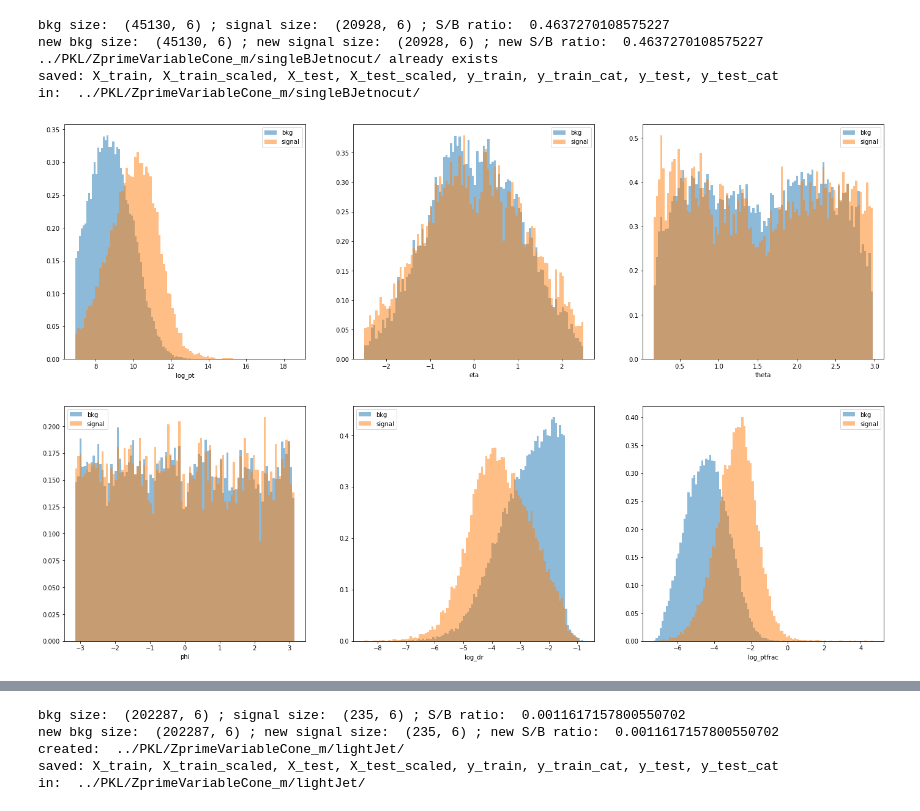
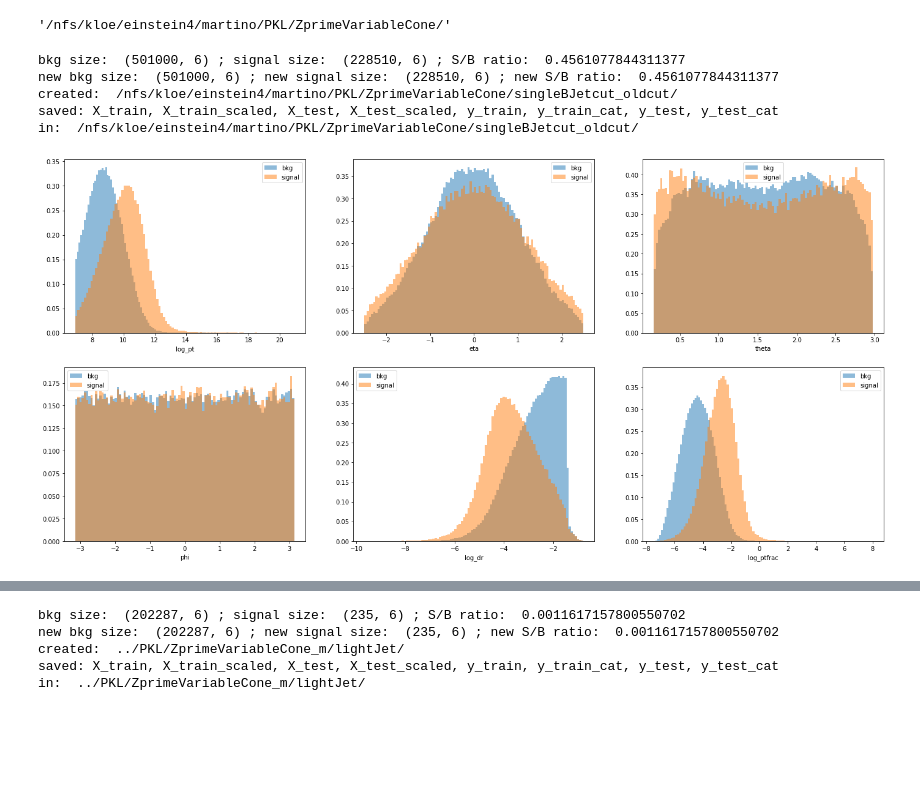
Before and after one commit to martinosal/TA_trainer, a Jupyter notebook: steering_macro.ipynb, the cells around one changed output, grey strips where cells are left out. Saved outputs shown, nothing was run; the diff lists cells and outputs as text; code cells hidden in the pictures; blank space fills up the shorter version.

```diff
--- a/steering_macro.ipynb
+++ b/steering_macro.ipynb
@@ -25 +22,6 @@ path='../PKL/Zprime'+mode
+# %%
+Dir='/nfs/kloe/einstein4/martino/'
+mode='VariableCone'
+path=Dir+'PKL/Zprime'+mode+'/'
+#dumper_path=path
 # %%
@@ -132,10 +77,28 @@ def preprocess_DF(data, cut_str):
     data_cp.drop('trk_d0',axis=1,inplace=True)
     data_cp.drop('isfromtau',axis=1,inplace=True)
     data_cp.drop('incl_origin',axis=1,inplace=True)
-    data_cp.drop('excl_origin',axis=1,inplace=True)
+#    data_cp.drop('excl_origin',axis=1,inplace=True)
     data_cp.drop('trk_z0SinTheta',axis=1,inplace=True)
 
     return data_cp
+
+
+
+def old_sig_bkg_selector(data):
+    signal=data.query('excl_origin==13 or excl_origin==103 or excl_origin==113 or excl_origin==15 or excl_origin==105 or excl_origin==115' )#tracks from BD
+    bkg=data.query('excl_origin==0 or excl_origin==2 or excl_origin==4 or excl_origin==6')#other tracks
+
+#    drop_list=['isfromBD']
+    signal=signal.drop('isfromBD', 1)
+    signal=signal.drop('excl_origin',1)
+    bkg=bkg.drop('isfromBD', 1)
+    bkg=bkg.drop('excl_origin',1)
+    #columns_list=signal.columns
+
+
+    print('bkg size: ',bkg.shape, '; signal size: ',signal.shape, '; S/B ratio: ',signal.shape[0]/bkg.shape[0])
+    return signal,bkg
+
 
 def sig_bkg_selector(data):
     signal=data.query('isfromBD==1')#tracks from BD
@@ -143,7 +106,9 @@ def sig_bkg_selector(data):
 
 #    drop_list=['isfromBD']
     signal=signal.drop('isfromBD', 1)
+    signal=signal.drop('excl_origin',1)
     bkg=bkg.drop('isfromBD', 1)
+    bkg=bkg.drop('excl_origin',1)
     #columns_list=signal.columns
 
     print('bkg size: ',bkg.shape, '; signal size: ',signal.shape, '; S/B ratio: ',signal.shape[0]/bkg.shape[0])
@@ -151,7 +116,7 @@ def sig_bkg_selector(data):
 
 def plot_sig_bkg(X,y,columns_list,density_f,mode,path):
     fig=plt.figure(figsize=(24,24))
-    gs = gridspec.GridSpec(nrows=3, ncols=3, width_ratios=[1,1,1],figure=fig)
+    gs = gridspec.GridSpec(nrows=4, ncols=3, width_ratios=[1,1,1],figure=fig)
 #    fig.suptitle('No cut')
 
     for i in range(0,len(columns_list)):
@@ -169,8 +134,8 @@ def plot_sig_bkg(X,y,columns_list,density_f,mode,path):
 def dataset_split(X,y,test_frac,path):
 #    test_frac=0.2
 
-    scaler_1 = RobustScaler().fit(X[np.where(y==1)])
-    scaler_0 = RobustScaler().fit(X[np.where(y==0)])
+    scaler_1 = StandardScaler().fit(X[np.where(y==1)])
+    scaler_0 = StandardScaler().fit(X[np.where(y==0)])
 
     X1_std=scaler_1.transform(X[np.where(y==1)])
     X0_std=scaler_0.transform(X[np.where(y==0)])
@@ -197,8 +172,8 @@ def dataset_split(X,y,test_frac,path):
 # %%
-#cut='pT>1 and isfromBoutDR==0 and abs(trk_d0)<5 and abs(trk_z0sintheta)<25'
+cut='pT>1000 and abs(trk_d0)<1. and abs(trk_z0SinTheta)<1.5'
 #cut='isfromBoutDR==0 and pZfrac>0'
 
-cut='isfromBoutDR==0 and isfromtau==0'
+#cut='isfromBoutDR==0 and isfromtau==0'
 #cut=''
 # %%
 #print(1.-data_singleBTrk.query(cut).shape[0]/data_singleBTrk.shape[0])
@@ -217,24 +196,28 @@ columns_list=np.array(['log_pt', 'eta', 'theta', 'phi', 'log_dr', 'log_ptfrac'])
+# %%
+path
+# %% [output]
+'/nfs/kloe/einstein4/martino/PKL/ZprimeVariableCone/'
 # %%
-mode='nocut'
+mode='cut'
 jet='singleB'
-signal,bkg=sig_bkg_selector(data_singleBTrk_prepr_nocut)
+signal,bkg=sig_bkg_selector(data_singleBTrk_prepr_cut)
 X,y=dp_f.Sig_to_Bkg_eq(signal,bkg,0.1)
 import os
 
-data_out_dir=jet+'Jet'+mode+'/'
+data_out_dir=jet+'Jet'+mode+'_oldcut/'
 if not os.path.isdir(path+data_out_dir):
     os.mkdir(path+data_out_dir)
     print('created: ',path+data_out_dir)
 else:
     print(path+data_out_dir,'already exists')
 
 X_train_singleB, X_train_singleB_scaled, X_test_singleB, X_test_singleB_scaled, y_train_singleB, y_train_singleB_cat, y_test_singleB, y_test_singleB_cat=dp_f.dataset_split(X,y,0.2,path+data_out_dir)
 plot_sig_bkg(X_train_singleB,y_train_singleB,columns_list,True,'',path+data_out_dir)
 # %% [output]
-bkg size:  (45130, 6) ; signal size:  (20928, 6) ; S/B ratio:  0.4637270108575227
-new bkg size:  (45130, 6) ; new signal size:  (20928, 6) ; new S/B ratio:  0.4637270108575227
-../PKL/ZprimeVariableCone_m/singleBJetnocut/ already exists
+bkg size:  (501000, 6) ; signal size:  (228510, 6) ; S/B ratio:  0.4561077844311377
+new bkg size:  (501000, 6) ; new signal size:  (228510, 6) ; new S/B ratio:  0.4561077844311377
+created:  /nfs/kloe/einstein4/martino/PKL/ZprimeVariableCone/singleBJetcut_oldcut/
 saved: X_train, X_train_scaled, X_test, X_test_scaled, y_train, y_train_cat, y_test, y_test_cat
-in:  ../PKL/ZprimeVariableCone_m/singleBJetnocut/
+in:  /nfs/kloe/einstein4/martino/PKL/ZprimeVariableCone/singleBJetcut_oldcut/
-[figure, old version]
+[figure, new version]
 # %%
```
Also changed, not shown: parts of 15 cells of this notebook, 8 other files.
